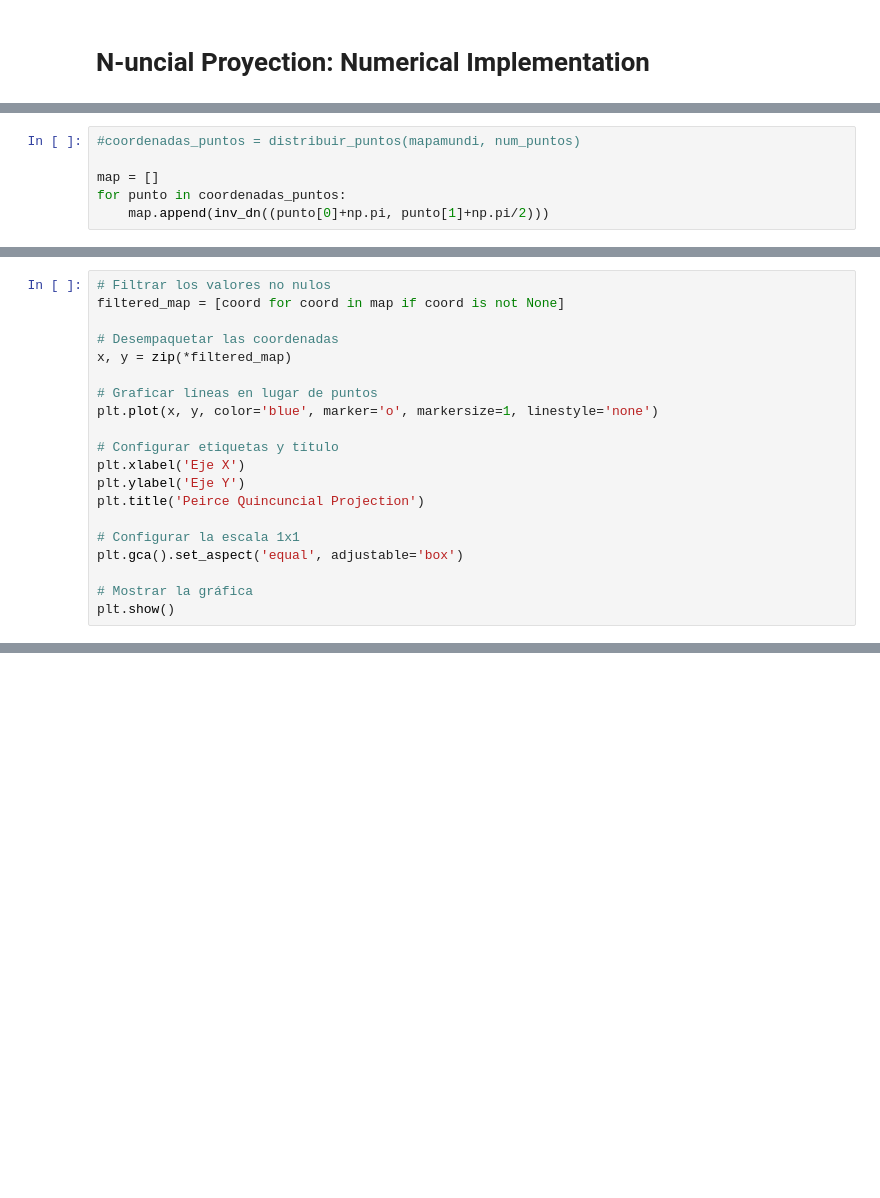
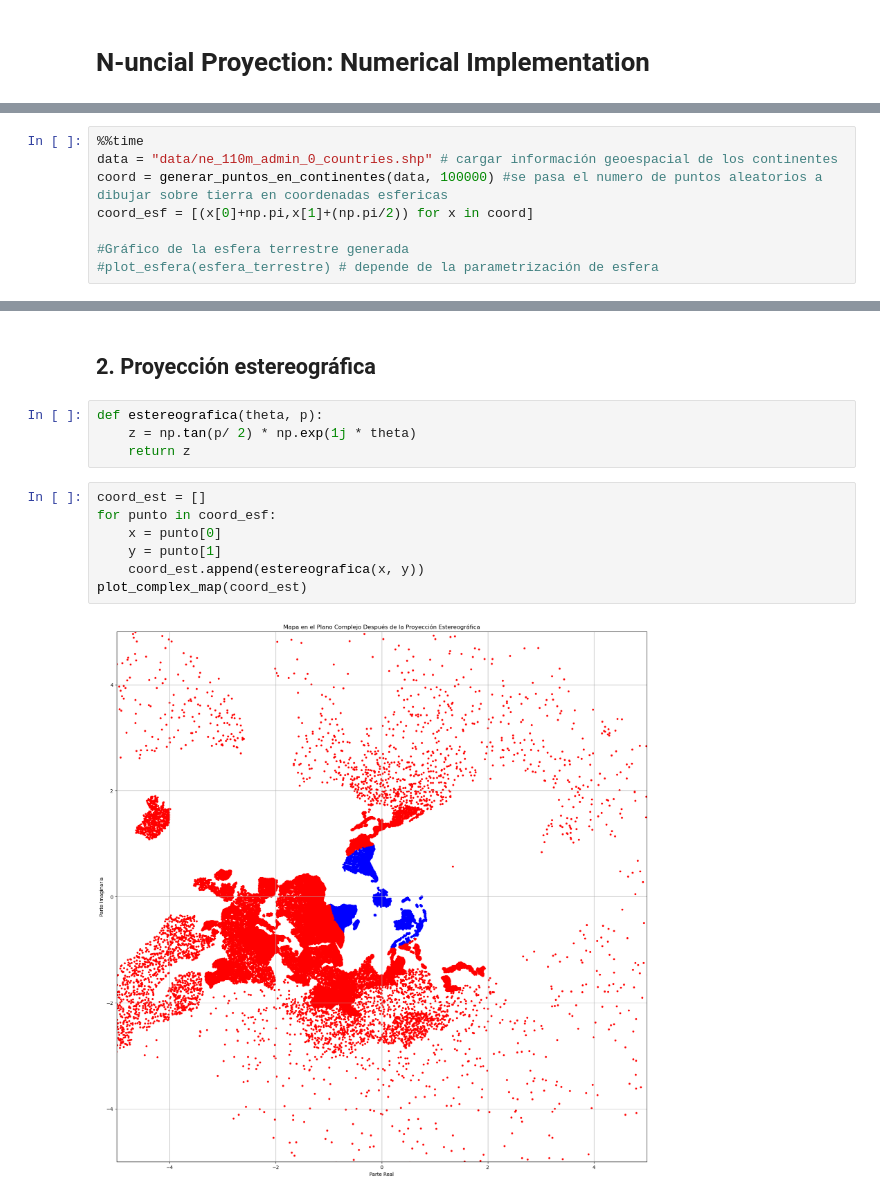
Before and after one commit to gaarboledag/N-uncial-Projection-Numeric-Implementation, a Jupyter notebook: N-uncial Projection.ipynb, the cells around one changed output, grey strips where cells are left out. Saved outputs shown, nothing was run; the diff lists cells and outputs as text; blank space fills up the shorter version.

```diff
--- a/N-uncial Projection.ipynb
+++ b/N-uncial Projection.ipynb
@@ -522,6 +2,0 @@ plt.show()
-# %%
-#coordenadas_puntos = distribuir_puntos(mapamundi, num_puntos)
-
-map = []
-for punto in coordenadas_puntos:
-    map.append(inv_dn((punto[0]+np.pi, punto[1]+np.pi/2)))
@@ -648,20 +2,0 @@ plt.show()
-# %%
-# Filtrar los valores no nulos
-filtered_map = [coord for coord in map if coord is not None]
-
-# Desempaquetar las coordenadas
-x, y = zip(*filtered_map)
-
-# Graficar líneas en lugar de puntos
-plt.plot(x, y, color='blue', marker='o', markersize=1, linestyle='none')
-
-# Configurar etiquetas y título
-plt.xlabel('Eje X')
-plt.ylabel('Eje Y')
-plt.title('Peirce Quincuncial Projection')
-
-# Configurar la escala 1x1
-plt.gca().set_aspect('equal', adjustable='box')
-
-# Mostrar la gráfica
-plt.show()
@@ -699,0 +22,8 @@ inv_dn((0,0))
+# %%
+%%time
+data = "data/ne_110m_admin_0_countries.shp" # cargar información geoespacial de los continentes
+coord = generar_puntos_en_continentes(data, 100000) #se pasa el numero de puntos aleatorios a dibujar sobre tierra en coordenadas esfericas
+coord_esf = [(x[0]+np.pi,x[1]+(np.pi/2)) for x in coord]
+
+#Gráfico de la esfera terrestre generada
+#plot_esfera(esfera_terrestre) # depende de la parametrización de esfera
@@ -699,0 +33,15 @@ inv_dn((0,0))
+# %% [markdown]
+## 2. Proyección estereográfica
+# %%
+def estereografica(theta, p):
+    z = np.tan(p/ 2) * np.exp(1j * theta)
+    return z
+# %%
+coord_est = []
+for punto in coord_esf:
+    x = punto[0]
+    y = punto[1]
+    coord_est.append(estereografica(x, y))
+plot_complex_map(coord_est)
+# %% [output]
+[figure, added]
```
Also changed, not shown: parts of 54 cells of this notebook, 4 other files.
